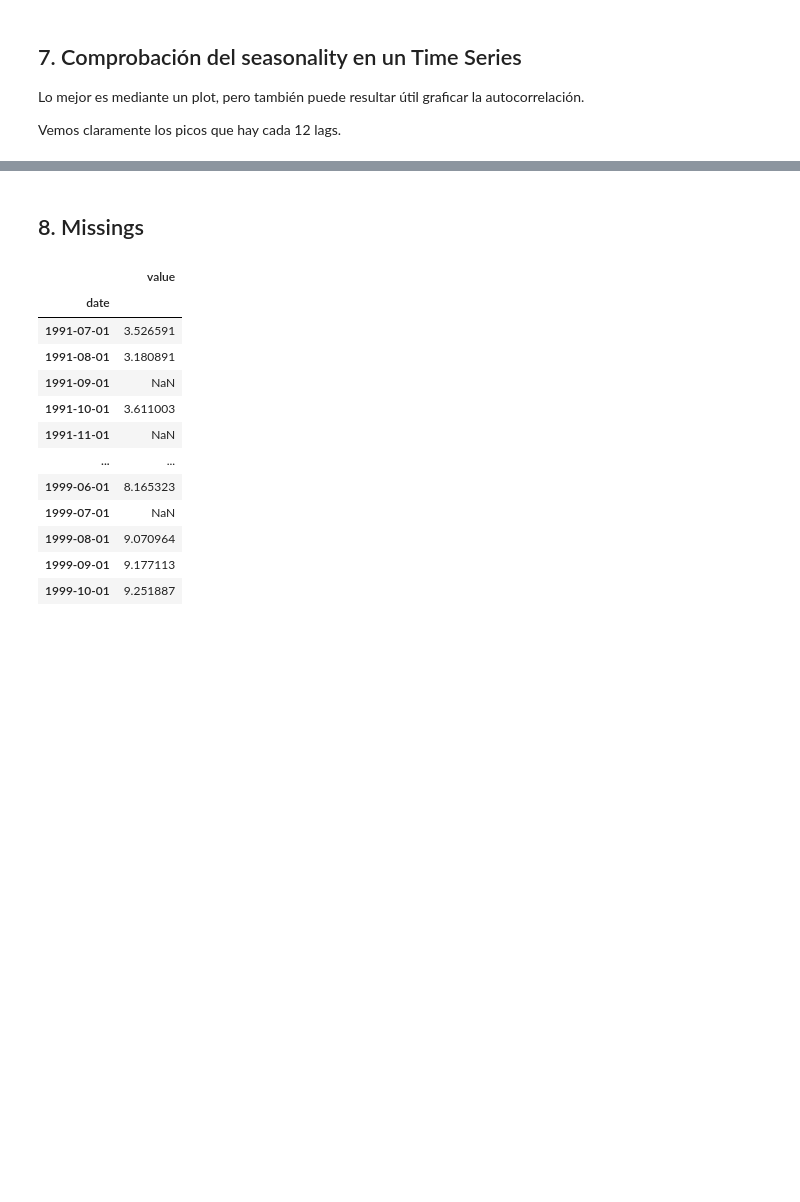
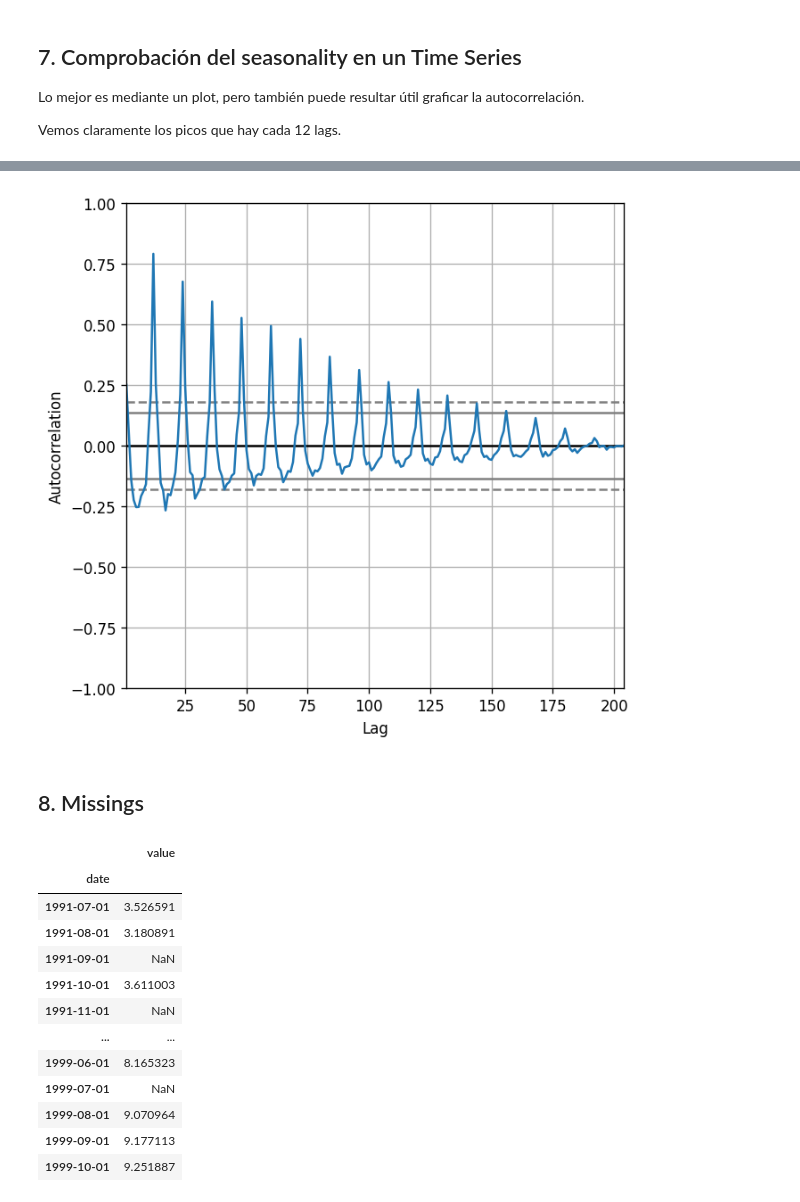
Before and after one commit to albertoromv/thebridge_ft_abr21, a Jupyter notebook: 3-Machine Learning/4-Time_Series/1 - Time Series Analysis - aula.ipynb, the cells around one changed output, grey strips where cells are left out. Drawn from its saved outputs; the diff is of its cells as text; code cells hidden in the pictures; blank space fills up the shorter version.

```diff
--- a/3-Machine Learning/4-Time_Series/1 - Time Series Analysis - aula.ipynb
+++ b/3-Machine Learning/4-Time_Series/1 - Time Series Analysis - aula.ipynb
@@ -313,3 +343,8 @@ Vemos claramente los picos que hay cada 12 lags.
+# %%
+detrended = df.value.values - result_add.trend
+autocorrelation_plot(detrended.tolist());
+# %% [output]
+[figure, added]
 # %% [markdown]
 ## 8. Missings
 # %%
```
Also changed, not shown: parts of 25 cells of this notebook, 4 other files.
